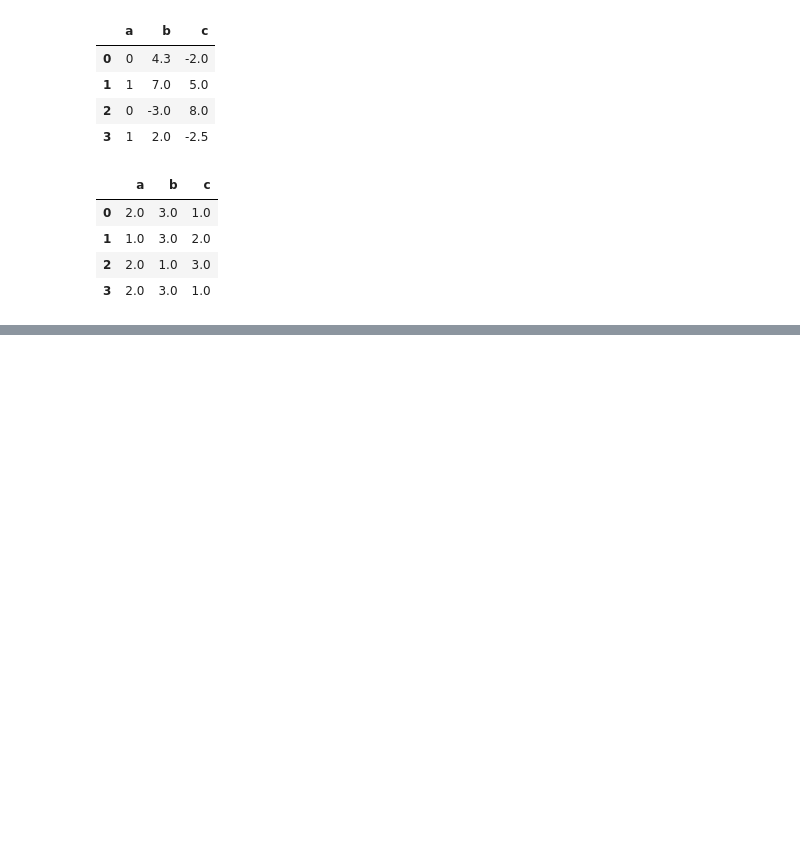
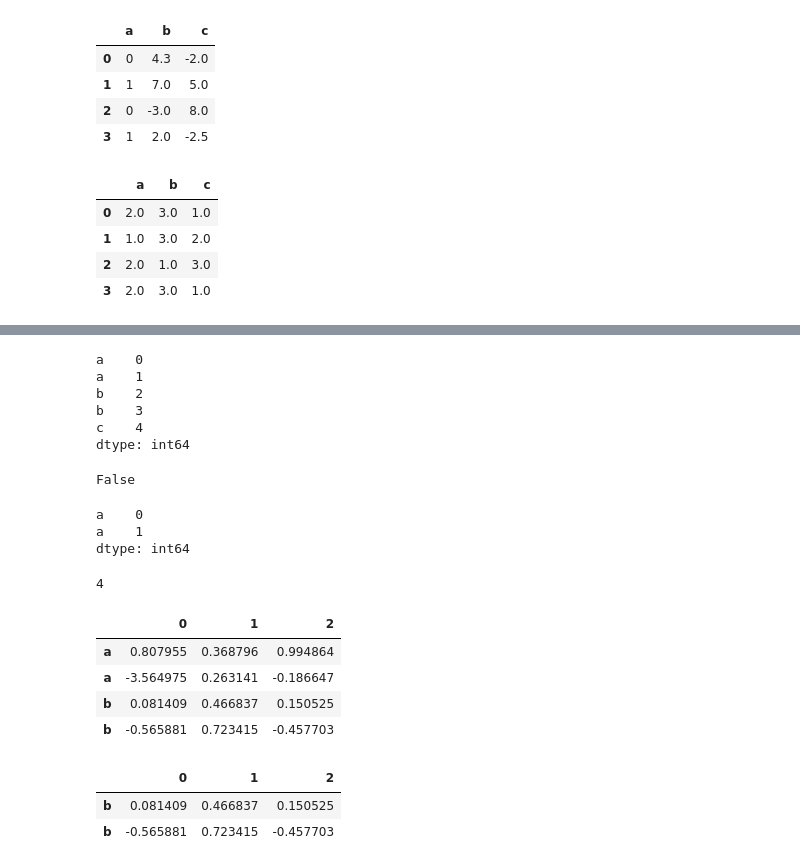
Before and after one commit to Parkseojin2001/Pandas-study, a Jupyter notebook: Pandas/Chapter5.ipynb, the cells around one changed output, grey strips where cells are left out. Drawn from its saved outputs; the diff is of its cells as text; code cells hidden in the pictures; blank space fills up the shorter version.

Commit message:
Update Chapter5_axis indexes with duplicate labels

```diff
--- a/Pandas/Chapter5.ipynb
+++ b/Pandas/Chapter5.ipynb
@@ -1341,0 +1346,40 @@ frame.rank(axis='columns')
+# %%
+obj
+# %% [output]
+a    0
+a    1
+b    2
+b    3
+c    4
+dtype: int64
+# %%
+#is_unique : 해당 값이 유일한지 아닌지 판별
+obj.index.is_unique
+# %% [output]
+False
+# %%
+obj['a']
+# %% [output]
+a    0
+a    1
+dtype: int64
+# %%
+obj['c']
+# %% [output]
+4
+# %%
+df = pd.DataFrame(np.random.randn(4, 3), index = ['a', 'a', 'b', 'b'])
+# %%
+df
+# %% [output]
+|  | 0 | 1 | 2 |
+| a | 0.807955 | 0.368796 | 0.994864 |
+| a | -3.564975 | 0.263141 | -0.186647 |
+| b | 0.081409 | 0.466837 | 0.150525 |
+| b | -0.565881 | 0.723415 | -0.457703 |
+# %%
+df.loc['b']
+# %% [output]
+|  | 0 | 1 | 2 |
+| b | 0.081409 | 0.466837 | 0.150525 |
+| b | -0.565881 | 0.723415 | -0.457703 |
```
Also changed, not shown: parts of 2 cells of this notebook.
